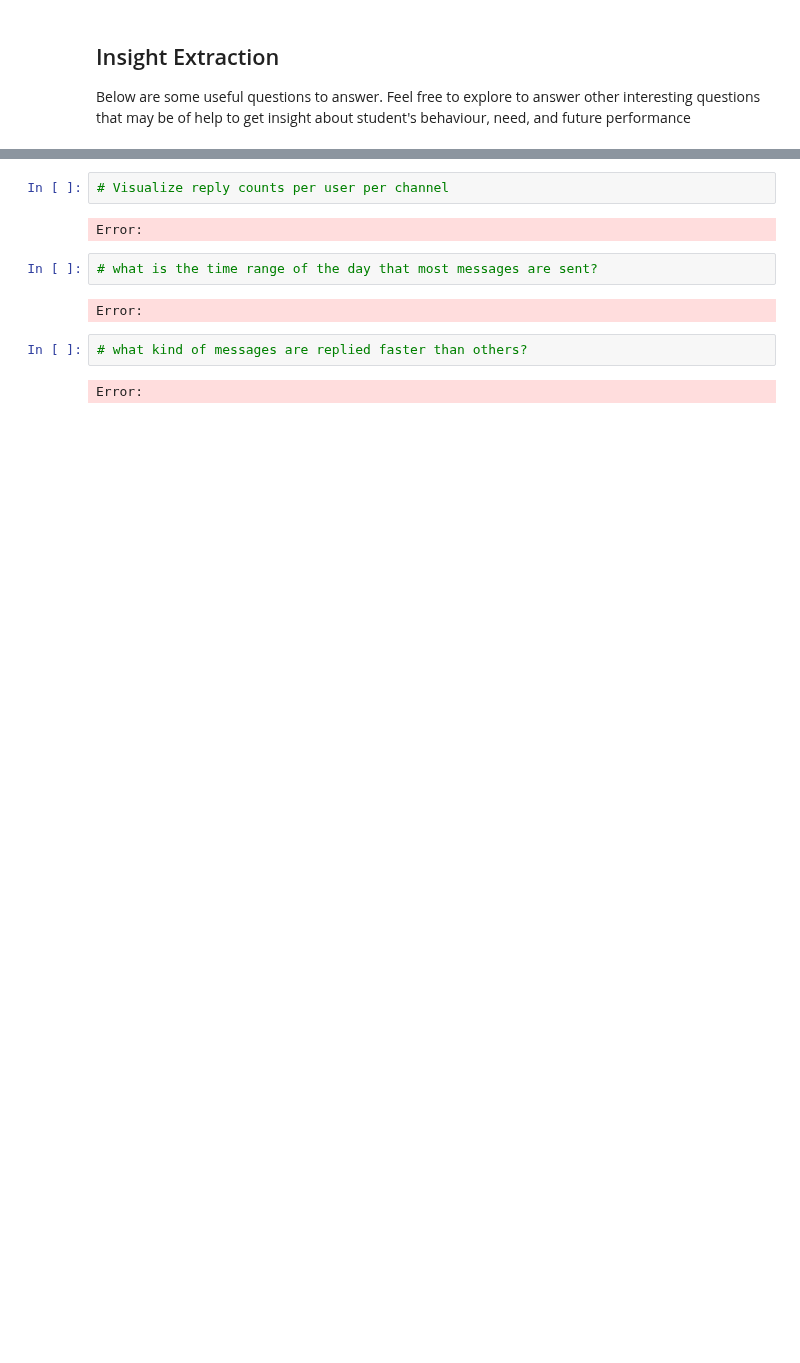
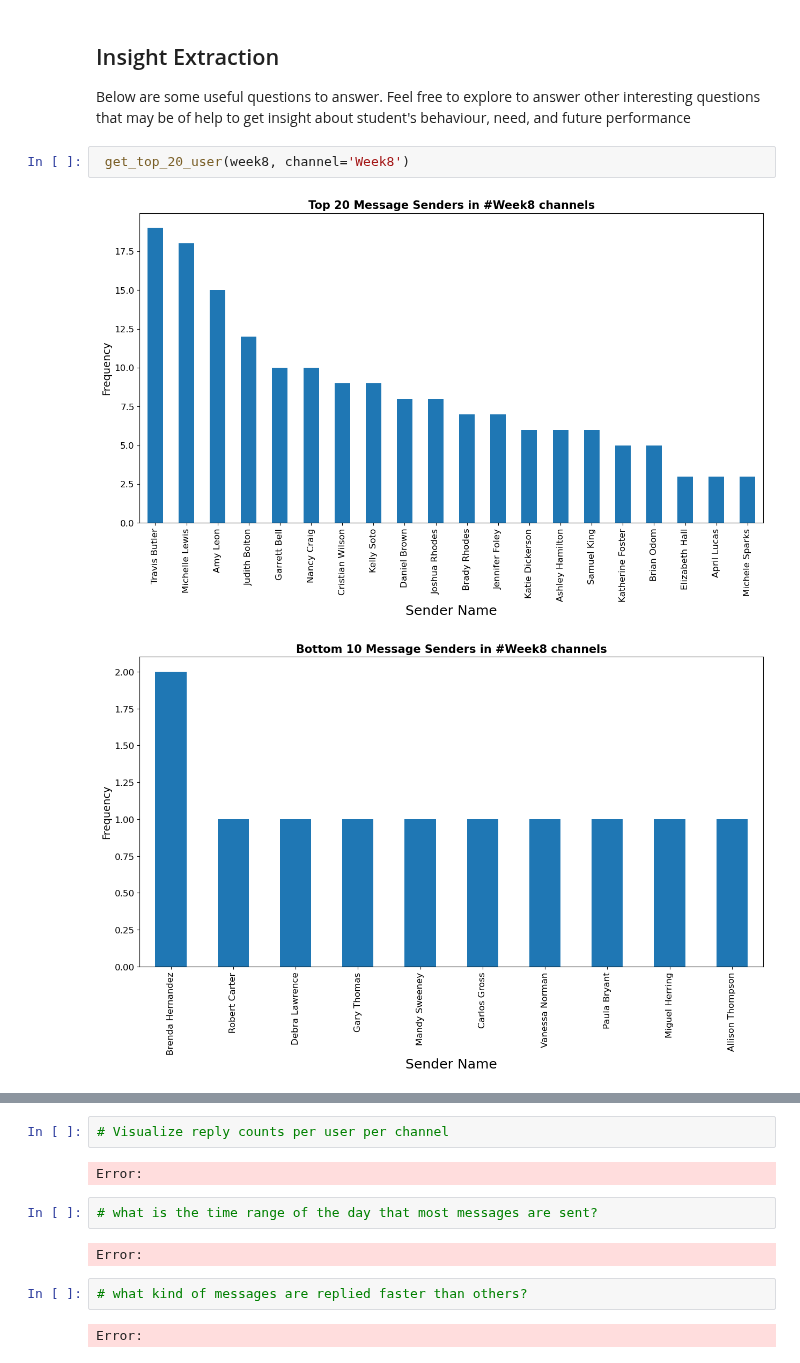
Before and after one commit to lillianassefa/tenacadmeyweeek0, a Jupyter notebook: notebooks/parse_slack_data.ipynb, the cells around one changed output, grey strips where cells are left out. Drawn from its saved outputs; the diff is of its cells as text; blank space fills up the shorter version.

```diff
--- a/notebooks/parse_slack_data.ipynb
+++ b/notebooks/parse_slack_data.ipynb
@@ -350,6 +177,11 @@ draw_avg_reply_count(week8)
 ## Insight Extraction
 
 Below are some useful questions to answer. Feel free to explore to answer other interesting questions that may be of help to get insight about student's behaviour, need, and future performance
+# %%
+ get_top_20_user(week8, channel='Week8')
+# %% [output]
+[figure, added]
+[figure, added]
 # %%
 # which user has the highest number of reply counts?
 # Find the top and bottom 10 users by Reply count
```
Also changed, not shown: parts of 10 cells of this notebook, 2 other files.
